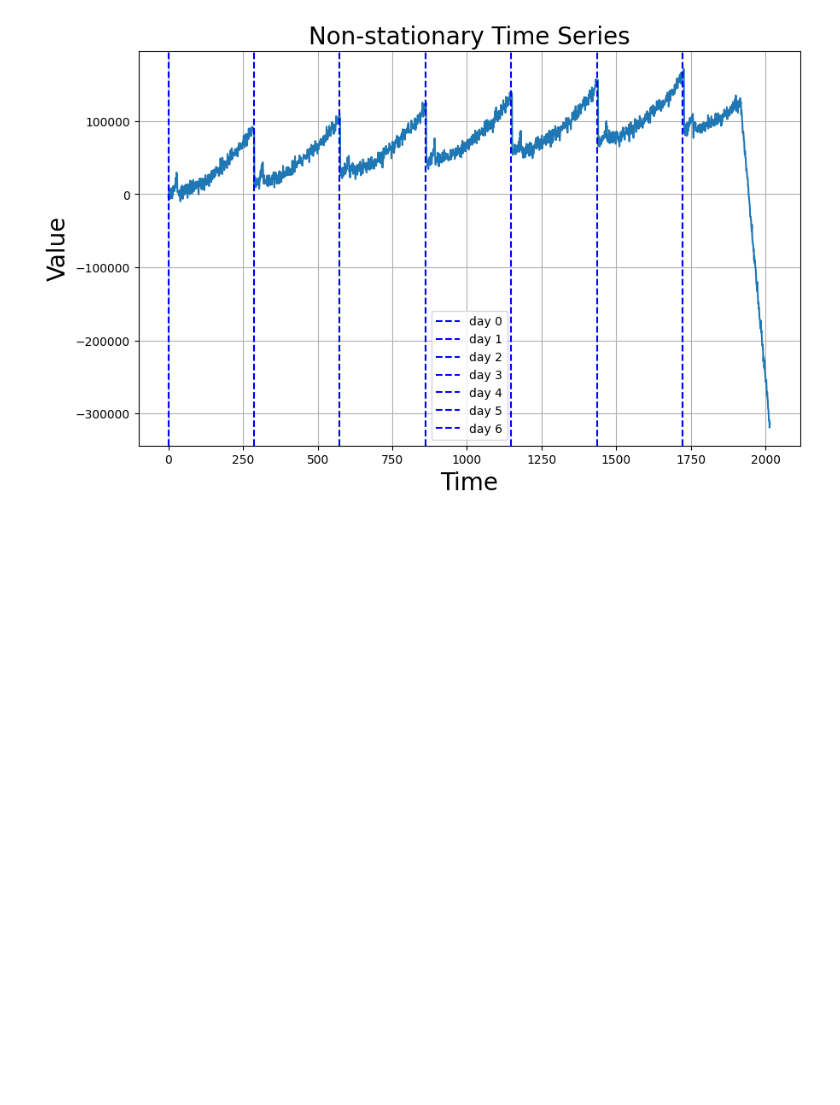
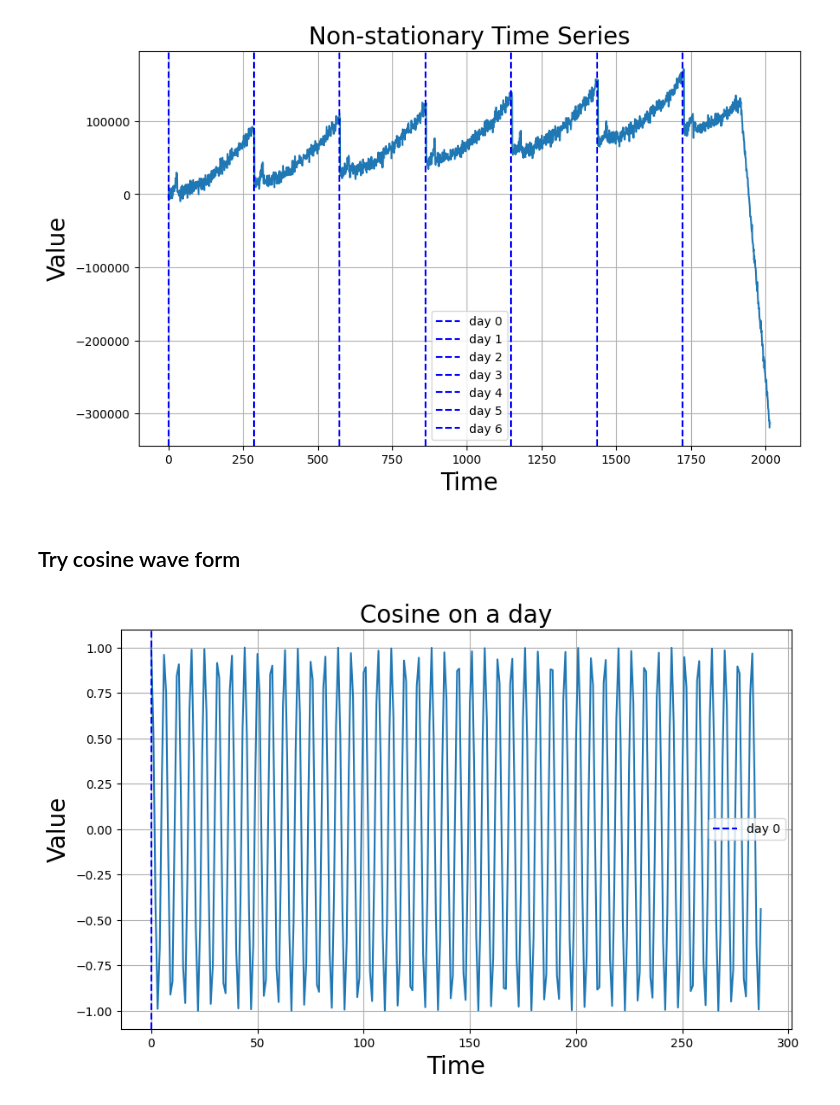
Before and after one commit to Raniita/traffic-forecast, a Jupyter notebook: notebooks/synthetic_data_linkcount.ipynb, the cells around one changed output. Cells and saved outputs as stored; diff of their text form; code cells hidden in the pictures; blank space fills up the shorter version.

```diff
--- a/notebooks/synthetic_data_linkcount.ipynb
+++ b/notebooks/synthetic_data_linkcount.ipynb
@@ -113,3 +114,12 @@ plot_time_series(time_seasonal, non_stationary, label="Non-stationary Time Serie
 # %% [output]
 Size: 2016
 [figure]
+# %% [markdown]
+## Try cosine wave form
+# %%
+time = np.arange(0, day)
+amplitude = np.cos(time)
+
+plot_time_series(time, amplitude, label="Cosine on a day")
+# %% [output]
+[figure, added]
```
Also changed, not shown: parts of 2 cells of this notebook, 2 other files.
